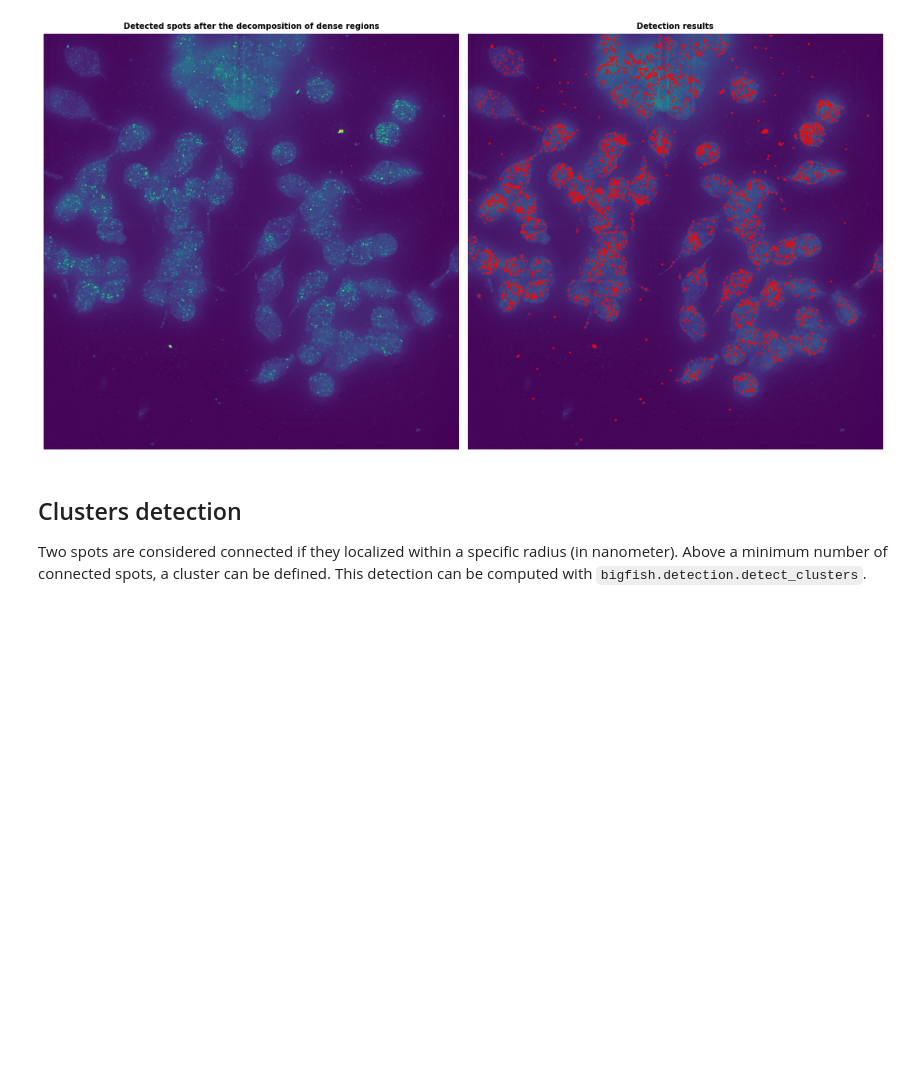
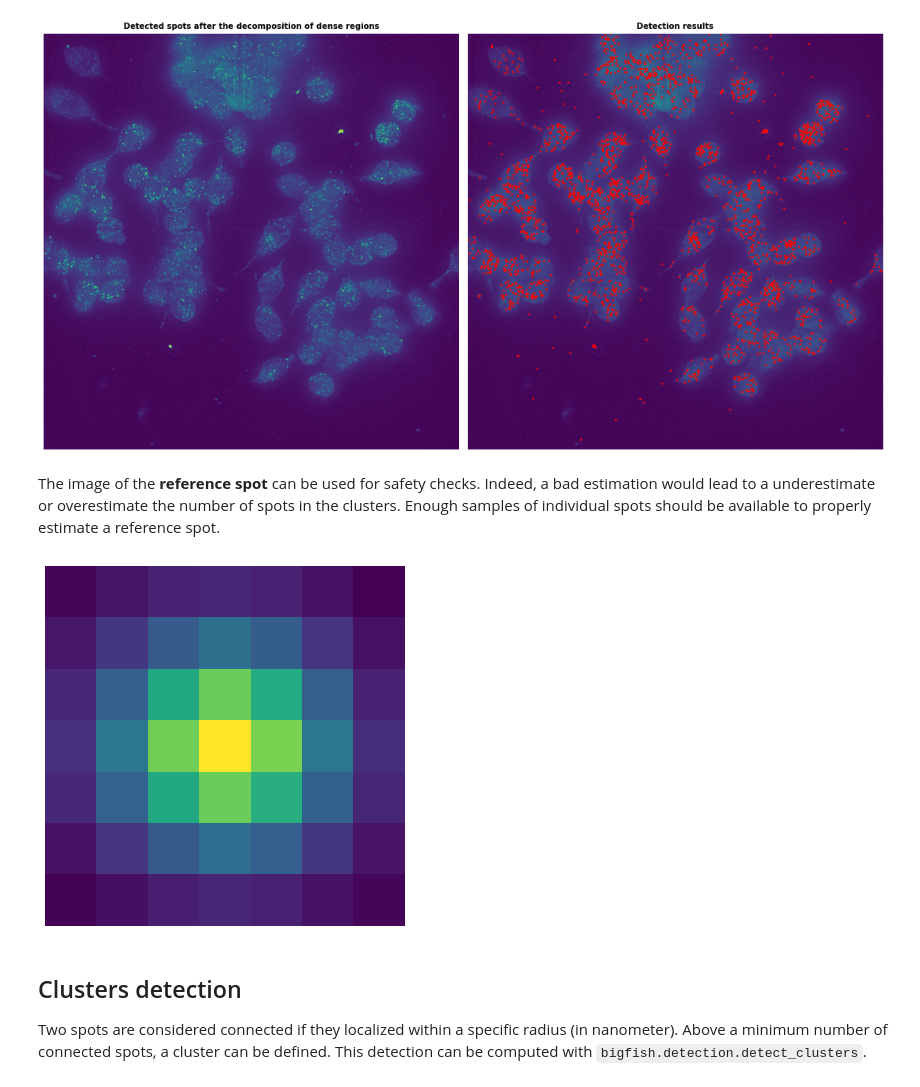
Before and after one commit to mspend/big-fish-examples, a Jupyter notebook: notebooks/BioProteanLab_smFISH_one_tile_one_bit_2d.ipynb, the cells around one changed output. Drawn from its saved outputs; the diff is of its cells as text; code cells hidden in the pictures; blank space fills up the shorter version.

```diff
--- a/notebooks/BioProteanLab_smFISH_one_tile_one_bit_2d.ipynb
+++ b/notebooks/BioProteanLab_smFISH_one_tile_one_bit_2d.ipynb
@@ -201,6 +195,12 @@ detected spots after decomposition
 plot.plot_detection(rna_mip, spots_post_decomposition, contrast=True, title="Detected spots after the decomposition of dense regions")
 # %% [output]
 [figure]
+# %% [markdown]
+The image of the **reference spot** can be used for safety checks. Indeed, a bad estimation would lead to a underestimate or overestimate the number of spots in the clusters. Enough samples of individual spots should be available to properly estimate a reference spot.
+# %%
+plot.plot_reference_spot(reference_spot, rescale=True)
+# %% [output]
+[figure, added]
 # %% [markdown]
 ## Clusters detection
 Two spots are considered connected if they localized within a specific radius (in nanometer). Above a minimum number of connected spots, a cluster can be defined. This detection can be computed with `bigfish.detection.detect_clusters`.
```
Also changed, not shown: parts of 7 cells of this notebook.
